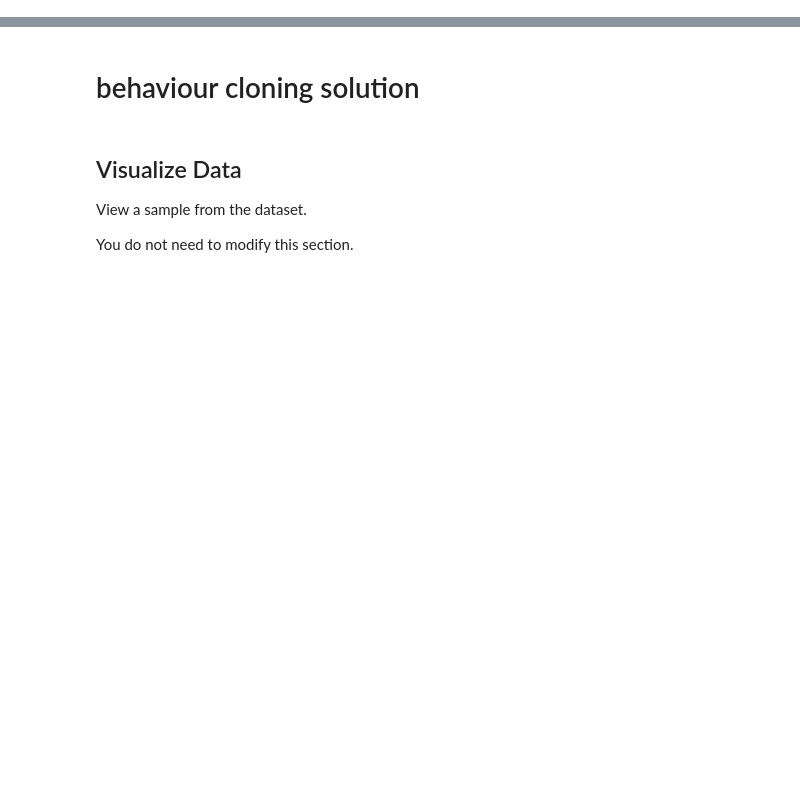
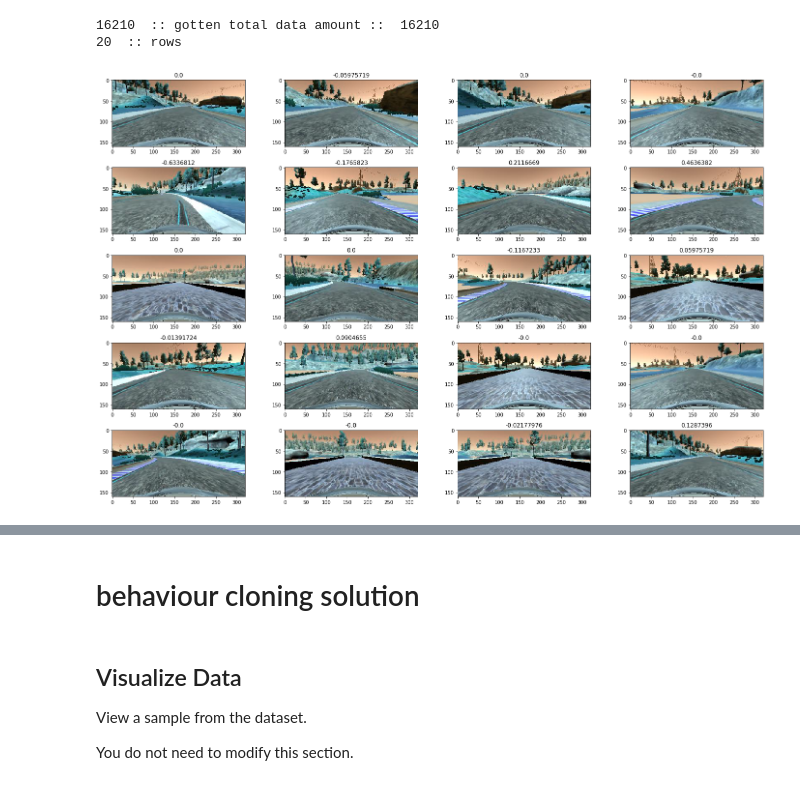
Before and after one commit to rbcorx/CarND-Behavioral-Cloning-P3, a Jupyter notebook: test.ipynb, the cells around one changed output, grey strips where cells are left out. Cells and saved outputs as stored; diff of their text form; code cells hidden in the pictures; blank space fills up the shorter version.

```diff
--- a/test.ipynb
+++ b/test.ipynb
@@ -141,2 +115,29 @@ plot_data(steers_a)
 # %%
 plot_img(images_a[5])
+# %%
+import random
+
+i_st = random.randint(100, 3000)
+
+data_pl = data[i_st:i_st+20]
+print (len(data_pl), " :: rows")
+images, steers = extract_samples_from_rows(data_pl, fake=False, augment=False)
+
+change_settings(
+    DO_FILTER = False
+)
+
+# Image augmentations effects visualization
+
+fig = plt.figure(figsize=(20, 15))
+
+for i, el in enumerate(zip(images, steers)):
+    img, angle = el
+    a=fig.add_subplot(len(images)//4+1,4,(i+1))
+    imgplot = plt.imshow(img)
+    a.set_title(str(angle))
+plt.tight_layout()
+# %% [output]
+16210  :: gotten total data amount ::  16210
+20  :: rows
+[figure, added]
```
Also changed, not shown: parts of 31 cells of this notebook, 15 other files.
